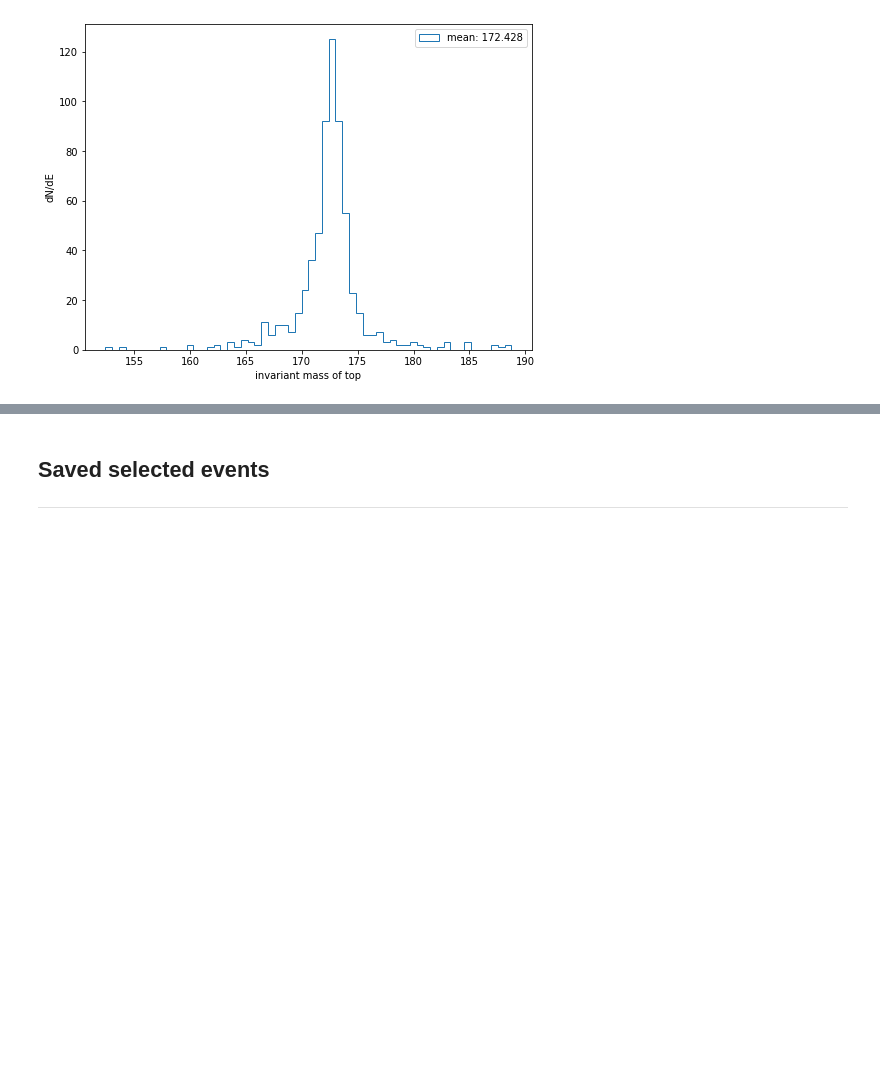
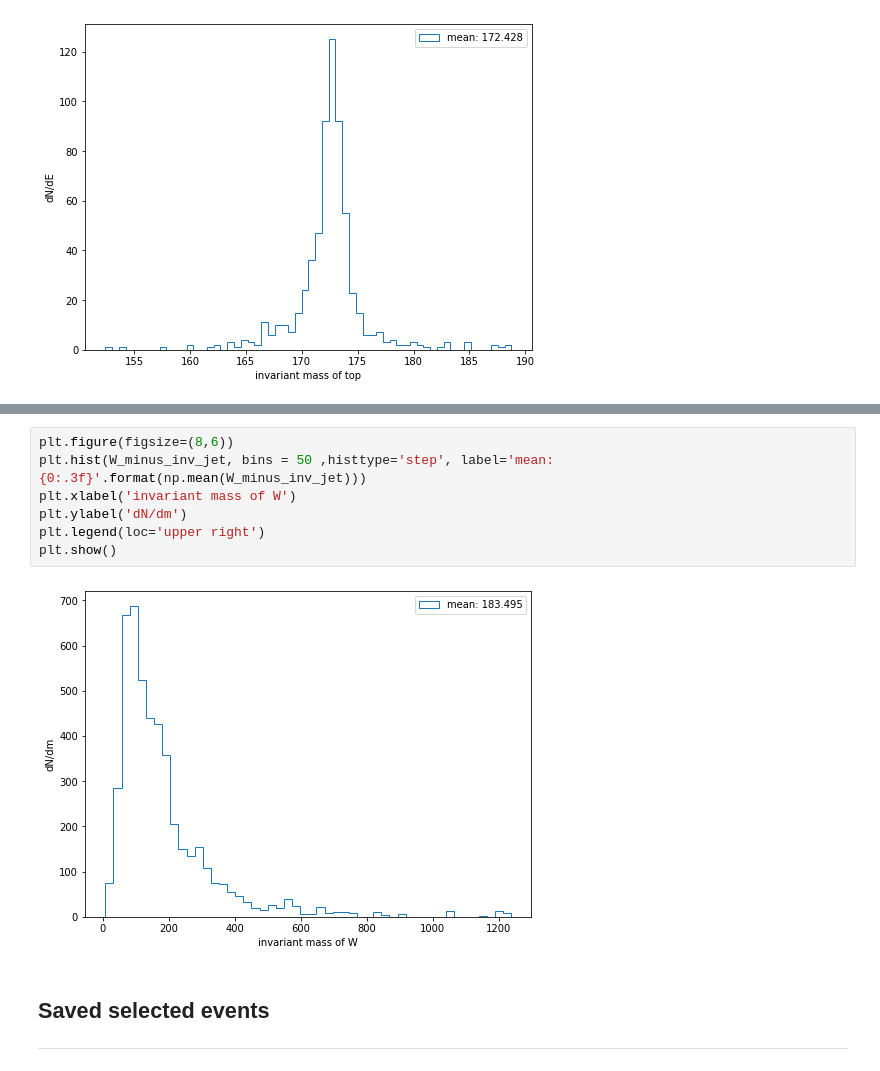
Before and after one commit to mfenton0/HEP-jet-assignment, a Jupyter notebook: analysis_script/parse_uproot_S1.ipynb, the cells around one changed output, grey strips where cells are left out. Cells and saved outputs as stored; diff of their text form; blank space fills up the shorter version.

```diff
--- a/analysis_script/parse_uproot_S1.ipynb
+++ b/analysis_script/parse_uproot_S1.ipynb
@@ -582,3 +626,12 @@ N_match_top_in_event = np.array(N_match_top_in_event)
+# %%
+plt.figure(figsize=(8,6))
+plt.hist(W_minus_inv_jet, bins = 50 ,histtype='step', label='mean: {0:.3f}'.format(np.mean(W_minus_inv_jet)))
+plt.xlabel('invariant mass of W')
+plt.ylabel('dN/dm')
+plt.legend(loc='upper right')
+plt.show()
+# %% [output]
+[figure, added]
 # %% [markdown]
 ## Saved selected events
 ---
```
Also changed, not shown: parts of 5 cells of this notebook.
